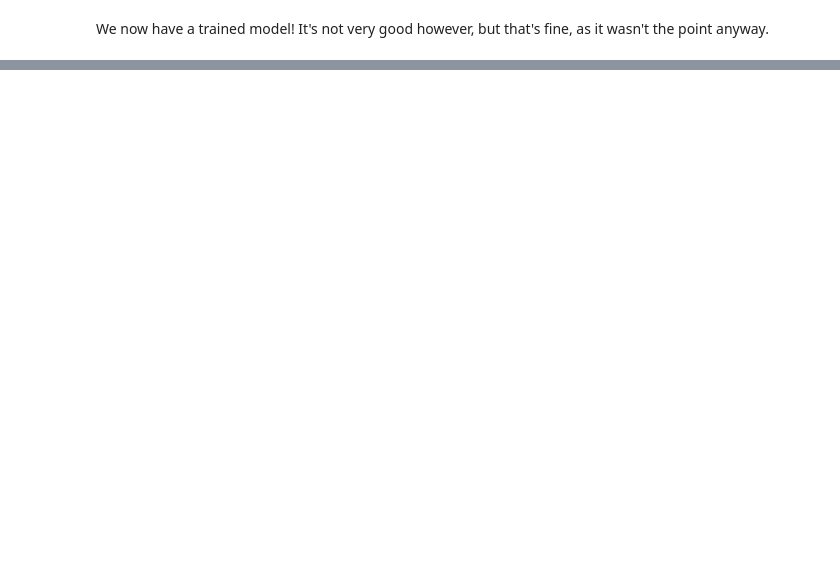
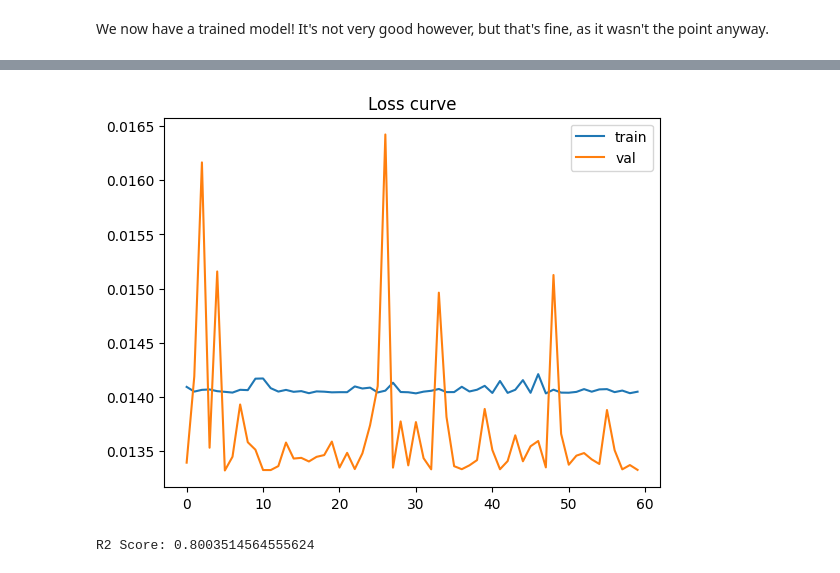
Before and after one commit to MichaelVerdegaal/PSONeuralNetwork, a Jupyter notebook: main/main.ipynb, the cells around one changed output, grey strips where cells are left out. Cells and saved outputs as stored; diff of their text form; code cells hidden in the pictures; blank space fills up the shorter version.

```diff
--- a/main/main.ipynb
+++ b/main/main.ipynb
@@ -732,0 +759,8 @@ We now have a trained model! It's not very good however, but that's fine, as it
+# %%
+# Generate initial particle swarm
+particles = [MyModel(input_dim) for _ in range(n_particles)]
+velocities = [MyModel(input_dim) for _ in range(n_particles)]
+p_best_positions = [MyModel(input_dim) for _ in range(n_particles)]
+p_best_scores = [float('inf')] * n_particles
+g_best_position = MyModel(input_dim)
+g_best_score = float('inf')
@@ -732,0 +814,28 @@ We now have a trained model! It's not very good however, but that's fine, as it
+# %%
+best_model = g_best_position
+# %%
+loss_epoch = []
+val_loss_epoch = []
+for epoch in range(EPOCHS):
+    loss_list = []
+    val_loss_list = []
+
+    # Training
+    best_model.train()
+    for X_batch, y_batch in train_loader:
+        # No optimizer used here; we already found the best weights using PSO
+        y_pred = best_model(X_batch)
+        loss = loss_fun(y_pred, y_batch)
+        loss_list.append(loss.item())
+
+    # Validation
+    best_model.eval()
+    with torch.no_grad():
+        for X_batch, y_batch in test_loader:
+            y_pred = best_model(X_batch)
+            val_loss = loss_fun(y_pred, y_batch)
+            val_loss_list.append(val_loss.item())
+
+    print(f"Epoch: {epoch+1}/{EPOCHS}, loss: {np.nanmean(loss_list)}, val_loss: {np.nanmean(val_loss_list)}")
+    loss_epoch.append(np.nanmean(loss_list))
+    val_loss_epoch.append(np.nanmean(val_loss_list))
@@ -732,0 +860,26 @@ We now have a trained model! It's not very good however, but that's fine, as it
+# %%
+# Loss curves
+plt.plot(loss_epoch, label="train")
+plt.plot(val_loss_epoch, label="val")
+plt.legend()
+plt.title("Loss curve")
+plt.show()
+# %% [output]
+[figure, added]
+# %%
+# R2 Score
+scores = []
+model.eval()
+with torch.no_grad():
+
+    for X_batch, y_batch in test_loader:
+        y_pred = model(X_batch)
+
+        y_pred = y_pred.numpy().reshape(-1)
+        y_batch = y_batch.numpy().reshape(-1)
+        scores.append(r2_score(y_batch, y_pred))
+
+    r2_total = np.mean(scores)
+    print(f"R2 Score: {r2_total}")
+# %% [output]
+R2 Score: 0.8003514564555624
```
Also changed, not shown: parts of 12 cells of this notebook.
